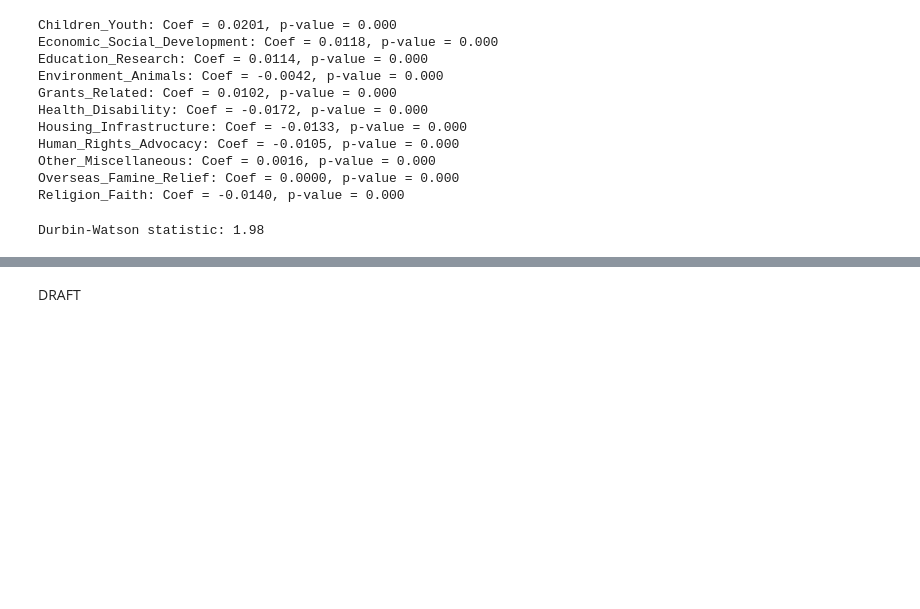
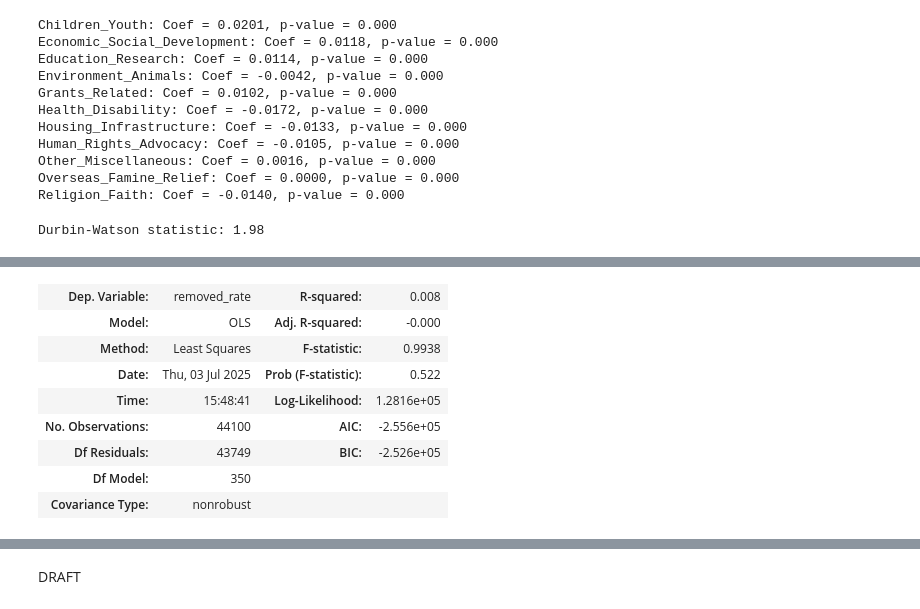
Before and after one commit to crystalyu917/The-Impact-of-Local-Council-Asset-Sales-on-Charity-Survival-in-England, a Jupyter notebook: src/analysis/ladata.ipynb, the cells around one changed output, grey strips where cells are left out. Cells and saved outputs as stored; diff of their text form; code cells hidden in the pictures; blank space fills up the shorter version.

```diff
--- a/src/analysis/ladata.ipynb
+++ b/src/analysis/ladata.ipynb
@@ -522,0 +553,88 @@ Durbin-Watson statistic: 1.98
+# %%
+import pandas as pd
+import statsmodels.formula.api as smf
+
+# Ensure date columns are datetime
+dataset['date_of_registration'] = pd.to_datetime(dataset['date_of_registration'])
+dataset['date_of_removal'] = pd.to_datetime(dataset['date_of_removal'])
+
+# Create monthly periods for registration and removal dates
+dataset['registration_month'] = dataset['date_of_registration'].dt.to_period('M')
+dataset['removal_month'] = dataset['date_of_removal'].dt.to_period('M')
+
+# Define full monthly range (from min registration to max removal month)
+min_month = dataset['registration_month'].min()
+max_month = dataset['removal_month'].max()
+all_months = pd.period_range(min_month, max_month, freq='M')
+
+# Compute number of active charities at the end of each month by local authority
+active_by_month_la = {}
+
+for month in all_months:
+    # Active means registered before or on month AND not removed before or on month
+    active_mask = (
+        (dataset['registration_month'] <= month) &
+        (
+            dataset['removal_month'].isna() |
+            (dataset['removal_month'] > month)
+        )
+    )
+    active_count = (
+        dataset[active_mask]
+        .groupby('local_authority')
+        .size()
+        .rename(str(month))
+    )
+    active_by_month_la[month] = active_count
+
+active_by_month_la_df = pd.DataFrame(active_by_month_la).fillna(0).astype(int)
+
+# Count removals by month and local authority
+removed_by_month_la = (
+    dataset
+    .groupby(['local_authority', 'removal_month'])
+    .size()
+    .unstack(fill_value=0)
+    .sort_index(axis=1)
+)
+
+# Align indices of active and removal data
+active_by_month_la_df = active_by_month_la_df.reindex(removed_by_month_la.index)
+
+# Calculate removal rate per month
+removal_rate_by_month_la = removed_by_month_la / active_by_month_la_df
+
+# Convert wide to long format for panel data
+panel_df = removal_rate_by_month_la.reset_index().melt(
+    id_vars='local_authority',
+    var_name='month',
+    value_name='removed_rate'
+)
+
+# Convert 'month' back to Period type for date calculations
+panel_df['month'] = panel_df['month'].astype(str).apply(pd.Period)
+
+# Add treatment info
+treatment_map = dataset.groupby('local_authority')[['treatment', 'treatment_date']].first()
+panel_df = panel_df.merge(treatment_map, on='local_authority', how='left')
+
+# Compute 'post' indicator at monthly granularity
+panel_df['treatment_month'] = panel_df['treatment_date'].dt.to_period('M')
+panel_df['post'] = (panel_df['month'] >= panel_df['treatment_month']).astype(int)
+panel_df.loc[panel_df['treatment'].isna(), 'post'] = 0  # untreated always 0
+
+# Convert month Period to string for fixed effects
+panel_df['month_str'] = panel_df['month'].astype(str)
+
+# Build formula with month fixed effects
+formula = (
+    'removed_rate ~ post + treatment + treatment:post + '
+    'C(local_authority) '
+)
+
+# Fit model with clustered standard errors by local authority
+model = smf.ols(formula, data=panel_df).fit()
+
+summary = model.summary()
+summary
+# %% [output]
@@ -522,0 +642,9 @@ Durbin-Watson statistic: 1.98
+| Dep. Variable: | removed_rate | R-squared: | 0.008 |
+| Model: | OLS | Adj. R-squared: | -0.000 |
+| Method: | Least Squares | F-statistic: | 0.9938 |
+| Date: | Thu, 03 Jul 2025 | Prob (F-statistic): | 0.522 |
+| Time: | 15:48:41 | Log-Likelihood: | 1.2816e+05 |
+| No. Observations: | 44100 | AIC: | -2.556e+05 |
+| Df Residuals: | 43749 | BIC: | -2.526e+05 |
+| Df Model: | 350 |  |  |
+| Covariance Type: | nonrobust |  |  |
```
Also changed, not shown: parts of 3 cells of this notebook.
